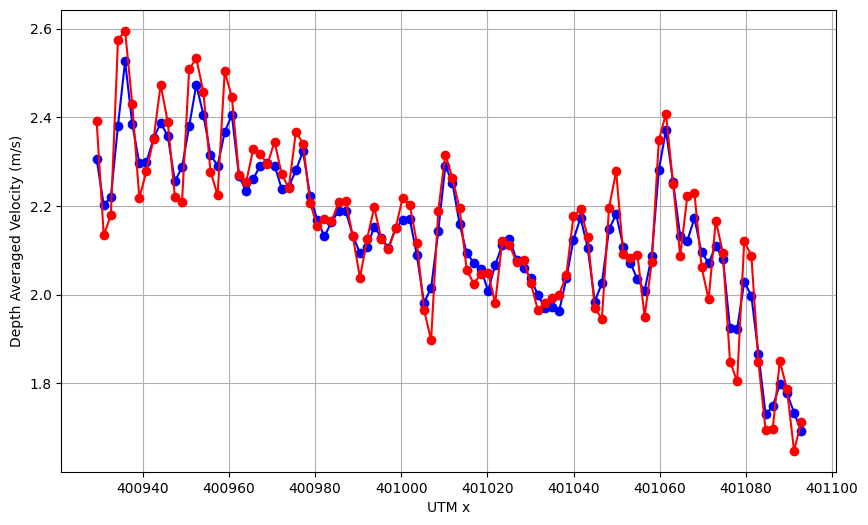
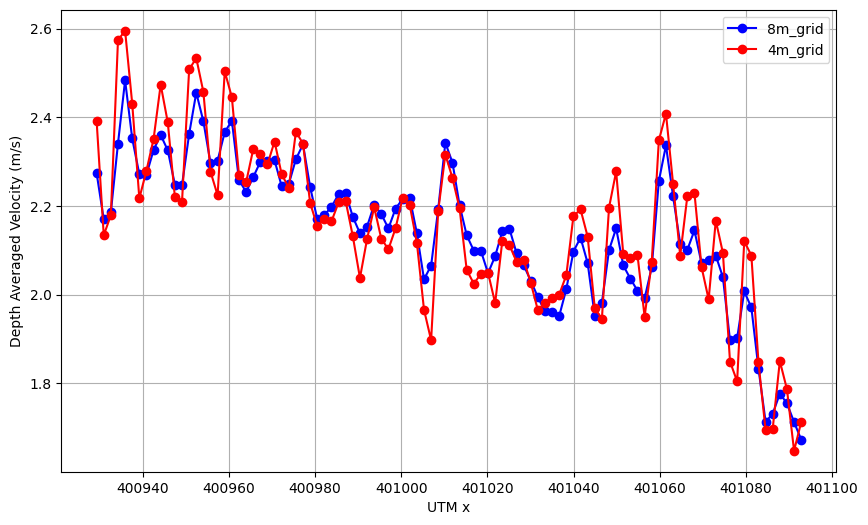
The notebook cell's code change between the first figure and the second:
--- before
+++ after
@@ -8,4 +8,4 @@
 plt.ylabel('Depth Averaged Velocity (m/s)')
 plt.grid(True)
+plt.legend()
 plt.show()
-plt.legend

Commit: updated